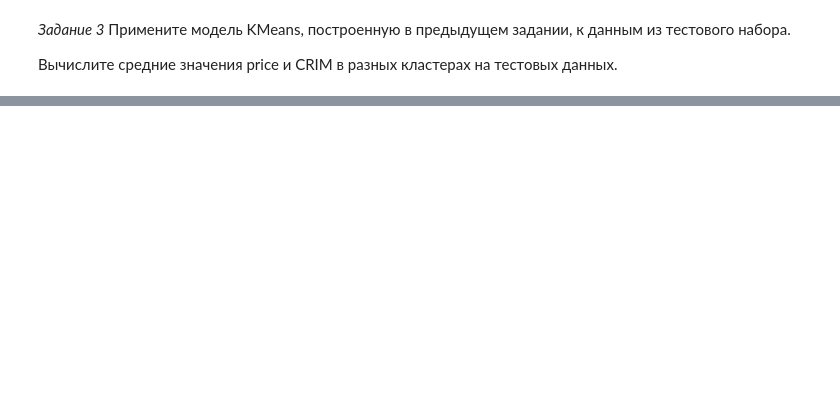
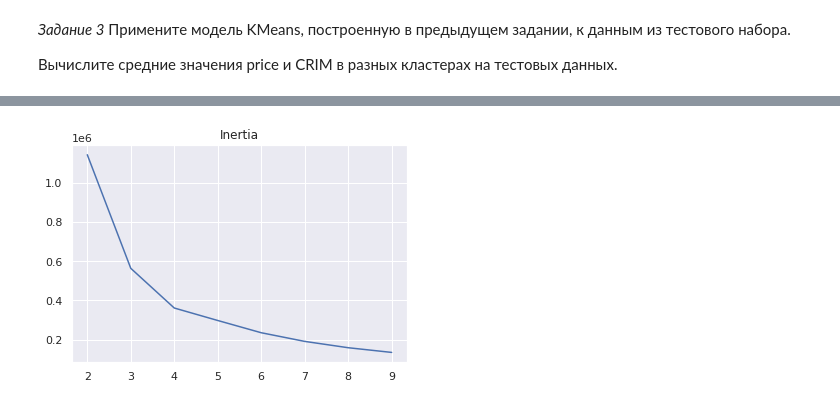
Before and after one commit to the-nans/numpy_pandas_gb, a Jupyter notebook: lesson7_8.ipynb, the cells around one changed output, grey strips where cells are left out. Saved outputs shown, nothing was run; the diff lists cells and outputs as text; code cells hidden in the pictures; blank space fills up the shorter version.

```diff
--- a/lesson7_8.ipynb
+++ b/lesson7_8.ipynb
@@ -106,0 +113,19 @@ for i in [0,1,2]:
+# %%
+# решила уточнить, как лучше разбивать тут всё
+
+inertias = []
+for i in range(2, 10):
+    temp_model = KMeans(n_clusters=i, random_state=100)
+    temp_model.fit(X_test)
+
+    temp_inertia = temp_model.inertia_
+
+    inertias.append(temp_inertia)
+
+plt.plot(range(2, 10), inertias)
+
+plt.title('Inertia')
+
+plt.show()
+# %% [output]
+[figure, added]
```
Also changed, not shown: parts of 4 cells of this notebook.
